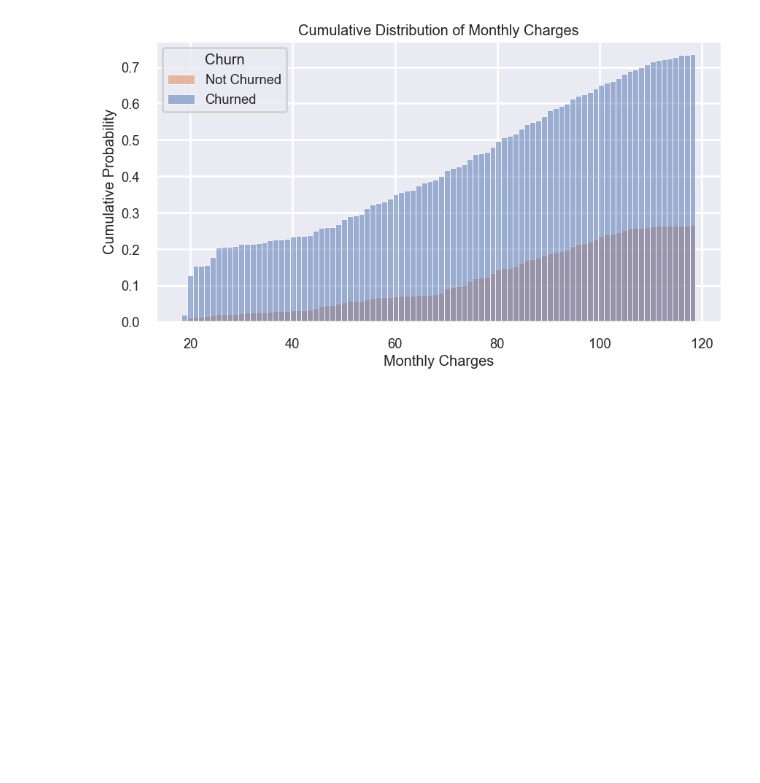
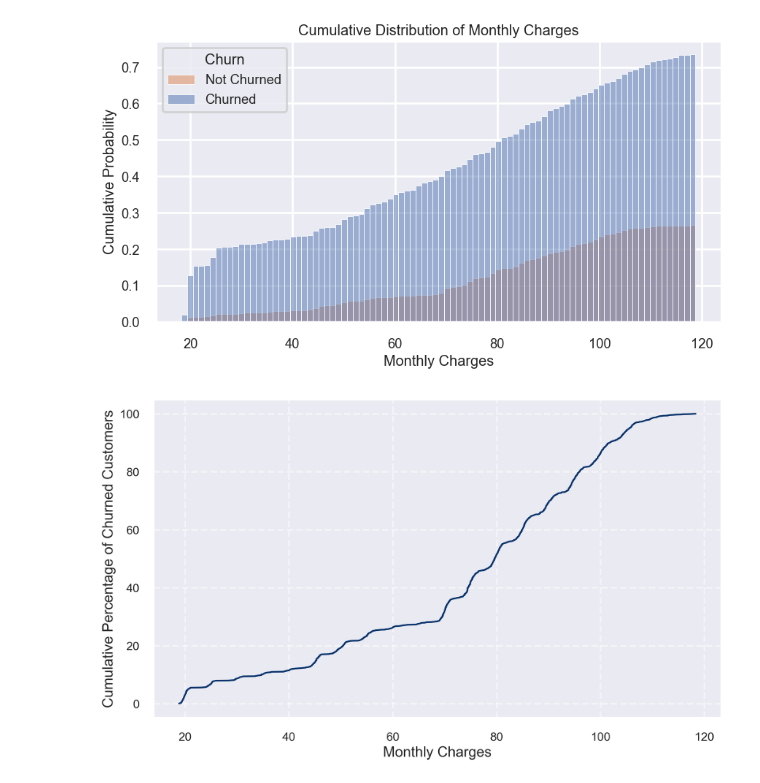
Before and after one commit to TheTastyHanuta/IT-Management, a Jupyter notebook: script.ipynb, the cells around one changed output. Saved outputs shown, nothing was run; the diff lists cells and outputs as text; code cells hidden in the pictures; blank space fills up the shorter version.

Commit message:
Some new plots for presentation

```diff
--- a/script.ipynb
+++ b/script.ipynb
@@ -382,3 +382,23 @@ plt.legend(title='Churn', loc='upper left', labels=['Not Churned', 'Churned'])
 plt.show()
 # %% [output]
 [figure]
+# %%
+# Cumulative Distribution of churned customers by monthly charges
+# Filter churned customers
+churned = data[data['Churn'] == 'Yes']
+
+# Compute ECDF (Empirical Cumulative Distribution Function)
+x = np.sort(churned['MonthlyCharges'])
+y = np.arange(1, len(x) + 1) / len(x) * 100
+
+# Plot
+plt.figure(figsize=(10, 6), dpi=250)
+plt.plot(x, y, color='#04316a' ,linewidth=1.8)
+plt.xlabel('Monthly Charges', fontsize=16)
+plt.ylabel('Cumulative Percentage of Churned Customers', fontsize=16)
+#plt.title('Cumulative Percentage of Churned Customers\nby Monthly Charges', fontsize=18)
+plt.grid(True, linestyle='--', alpha=0.5)
+plt.tight_layout()
+plt.show()
+# %% [output]
+[figure, added]
```
Also changed, not shown: parts of 1 cell of this notebook.
